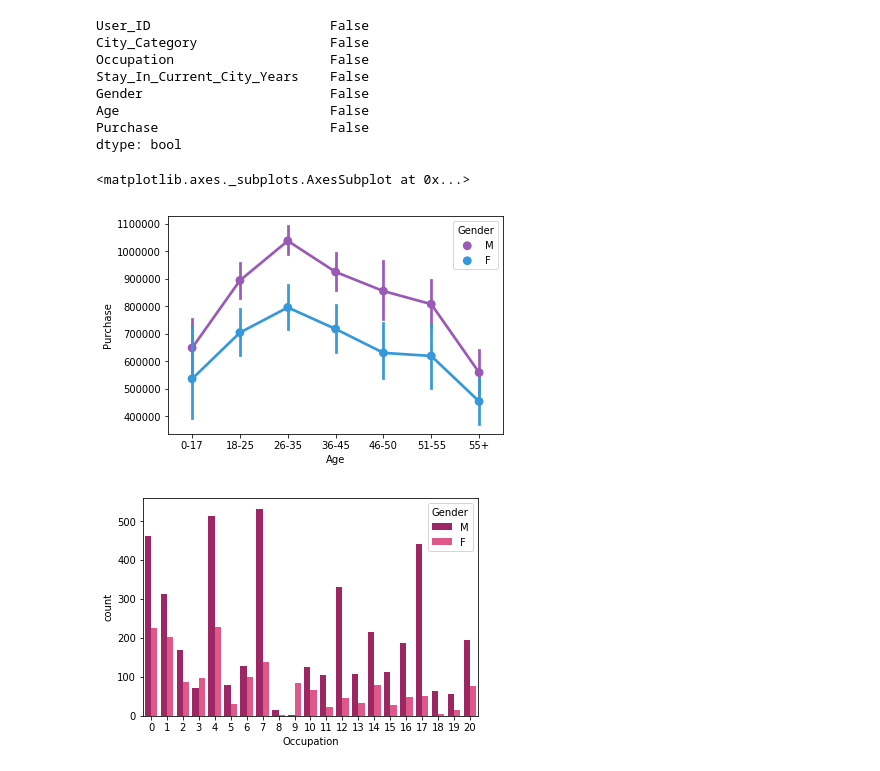
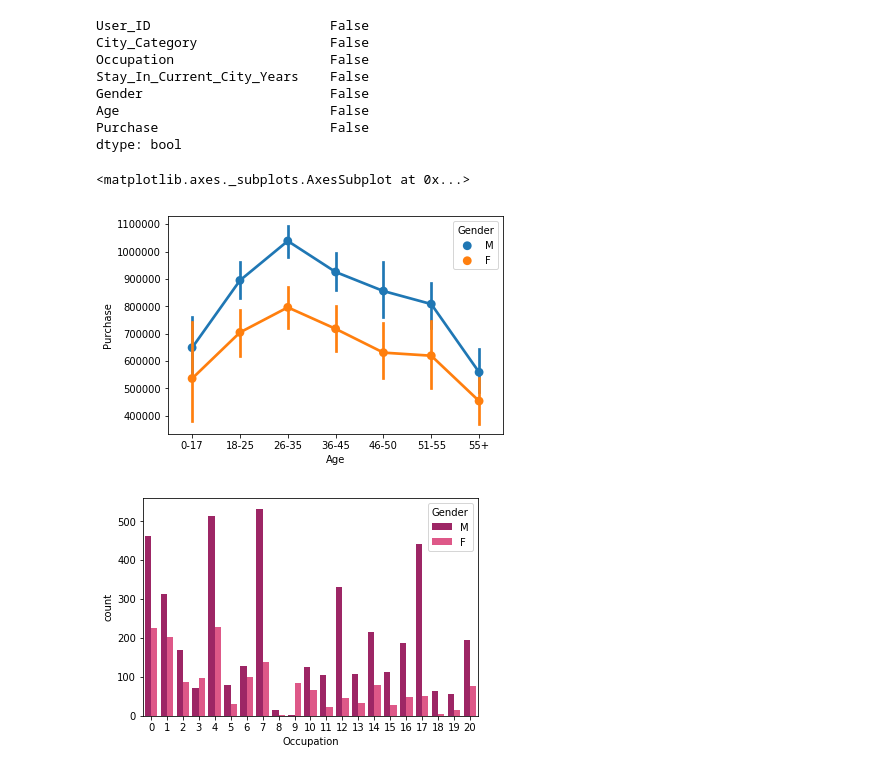
Before and after one commit to cjcopp/Black_Friday, a Jupyter notebook: Black_Friday.ipynb, the cells around one changed output. Cells and saved outputs as stored; diff of their text form; code cells hidden in the pictures.

```diff
--- a/Black_Friday.ipynb
+++ b/Black_Friday.ipynb
@@ -41,12 +41,10 @@ Age                           False
 Purchase                      False
 dtype: bool
 # %%
-flatui = ["#9b59b6", "#3498db", "#95a5a6", "#e74c3c", "#34495e", "#2ecc71"]
-#sns.countplot(df1['Gender'], hue=df1['Age'], palette=flatui)
-sns.pointplot(x=df1['Age'], y=df1['Purchase'], hue=df1['Gender'], palette=flatui, order=['0-17','18-25','26-35','36-45','46-50','51-55','55+'], hue_order=['M','F'])
+sns.pointplot(x=df1['Age'], y=df1['Purchase'], hue=df1['Gender'], order=['0-17','18-25','26-35','36-45','46-50','51-55','55+'], hue_order=['M','F'])
 # %% [output]
 <matplotlib.axes._subplots.AxesSubplot at 0x...>
-[figure, old version]
+[figure, new version]
 # %%
 sns.countplot(df1['Occupation'], hue=df1['Gender'], palette="Accent_d", hue_order=['M','F'])
 plt.show()
```
